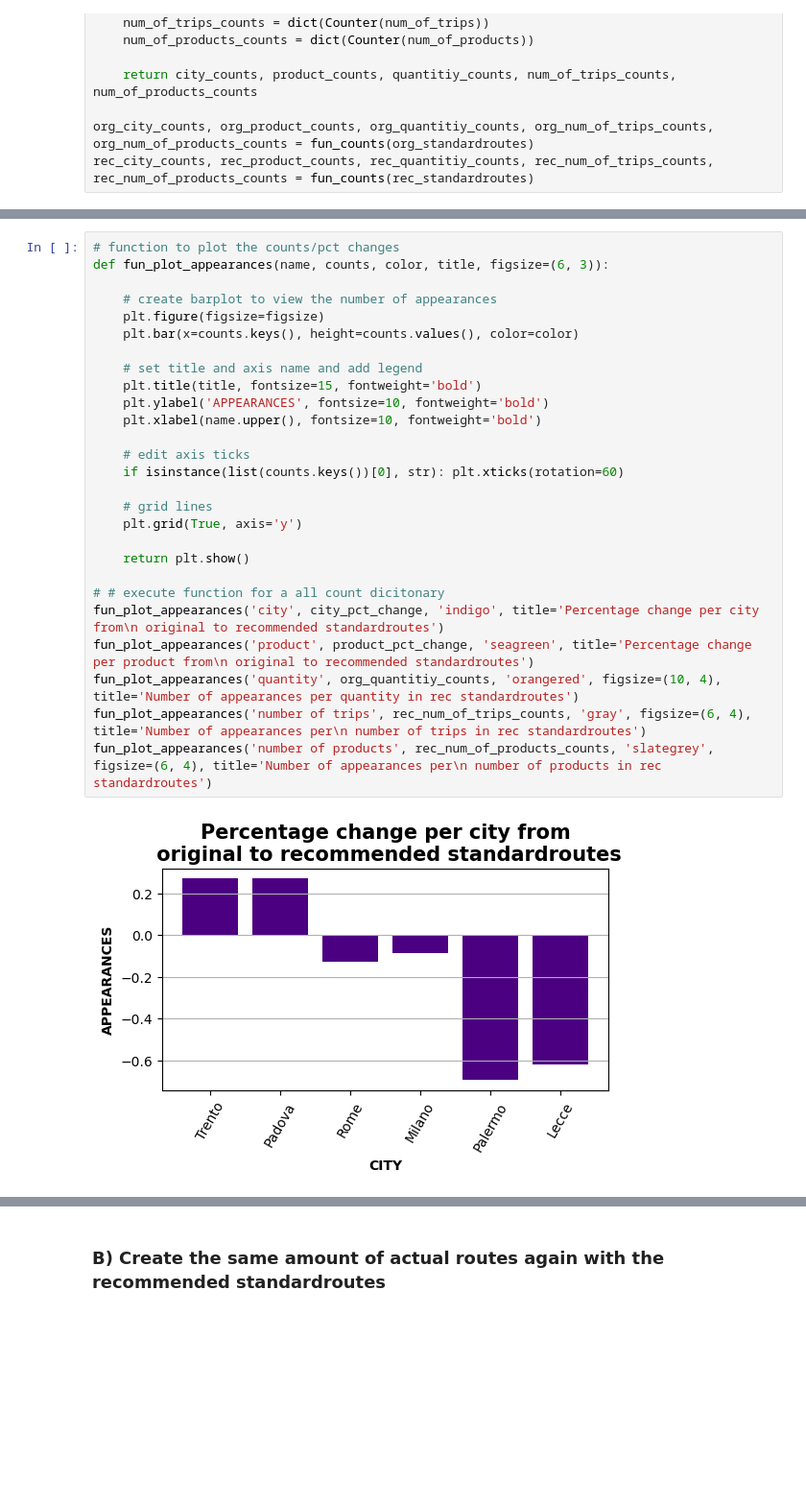
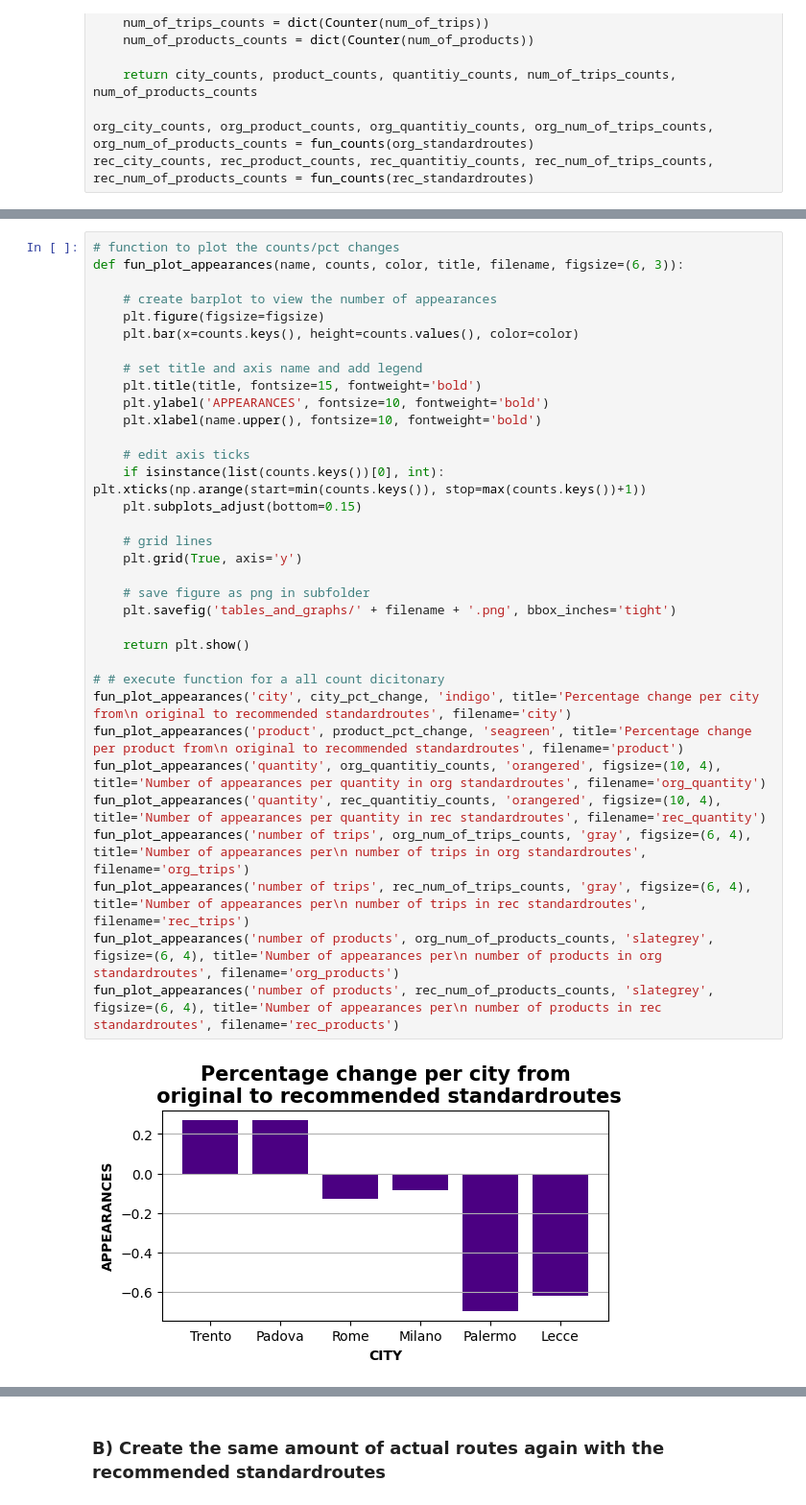
Before and after one commit to dennismgoetz/DataMining, a Jupyter notebook: src/data_generation_and_evaluation/evaluation.ipynb, the cells around one changed output, grey strips where cells are left out. Shown at 96% size. Drawn from its saved outputs; the diff is of its cells as text; blank space fills up the shorter version.

```diff
--- a/src/data_generation_and_evaluation/evaluation.ipynb
+++ b/src/data_generation_and_evaluation/evaluation.ipynb
@@ -159,30 +159,37 @@ factor: 1.4065040650406504
 Number of products in original and recommended standardroutes are equal now: 519 products
 # %%
 # function to plot the counts/pct changes
-def fun_plot_appearances(name, counts, color, title, figsize=(6, 3)):
+def fun_plot_appearances(name, counts, color, title, filename, figsize=(6, 3)):
 
     # create barplot to view the number of appearances
     plt.figure(figsize=figsize)
     plt.bar(x=counts.keys(), height=counts.values(), color=color)
 
     # set title and axis name and add legend
     plt.title(title, fontsize=15, fontweight='bold')
     plt.ylabel('APPEARANCES', fontsize=10, fontweight='bold')
     plt.xlabel(name.upper(), fontsize=10, fontweight='bold')
 
     # edit axis ticks
-    if isinstance(list(counts.keys())[0], str): plt.xticks(rotation=60)
+    if isinstance(list(counts.keys())[0], int): plt.xticks(np.arange(start=min(counts.keys()), stop=max(counts.keys())+1))
+    plt.subplots_adjust(bottom=0.15)
 
     # grid lines
     plt.grid(True, axis='y')
 
+    # save figure as png in subfolder
+    plt.savefig('tables_and_graphs/' + filename + '.png', bbox_inches='tight')
+
     return plt.show()
 
 # # execute function for a all count dicitonary
-fun_plot_appearances('city', city_pct_change, 'indigo', title='Percentage change per city from\n original to recommended standardroutes')
-fun_plot_appearances('product', product_pct_change, 'seagreen', title='Percentage change per product from\n original to recommended standardroutes')
-fun_plot_appearances('quantity', org_quantitiy_counts, 'orangered', figsize=(10, 4), title='Number of appearances per quantity in rec standardroutes')
-fun_plot_appearances('number of trips', rec_num_of_trips_counts, 'gray', figsize=(6, 4), title='Number of appearances per\n number of trips in rec standardroutes')
-fun_plot_appearances('number of products', rec_num_of_products_counts, 'slategrey', figsize=(6, 4), title='Number of appearances per\n number of products in rec standardroutes')
+fun_plot_appearances('city', city_pct_change, 'indigo', title='Percentage change per city from\n original to recommended standardroutes', filename='city')
+fun_plot_appearances('product', product_pct_change, 'seagreen', title='Percentage change per product from\n original to recommended standardroutes', filename='product')
+fun_plot_appearances('quantity', org_quantitiy_counts, 'orangered', figsize=(10, 4), title='Number of appearances per quantity in org standardroutes', filename='org_quantity')
+fun_plot_appearances('quantity', rec_quantitiy_counts, 'orangered', figsize=(10, 4), title='Number of appearances per quantity in rec standardroutes', filename='rec_quantity')
+fun_plot_appearances('number of trips', org_num_of_trips_counts, 'gray', figsize=(6, 4), title='Number of appearances per\n number of trips in org standardroutes', filename='org_trips')
+fun_plot_appearances('number of trips', rec_num_of_trips_counts, 'gray', figsize=(6, 4), title='Number of appearances per\n number of trips in rec standardroutes', filename='rec_trips')
+fun_plot_appearances('number of products', org_num_of_products_counts, 'slategrey', figsize=(6, 4), title='Number of appearances per\n number of products in org standardroutes', filename='org_products')
+fun_plot_appearances('number of products', rec_num_of_products_counts, 'slategrey', figsize=(6, 4), title='Number of appearances per\n number of products in rec standardroutes', filename='rec_products')
 # %% [output]
-[figure, old version]
+[figure, new version]
```
Also changed, not shown: parts of 7 cells of this notebook, 19 other files.
